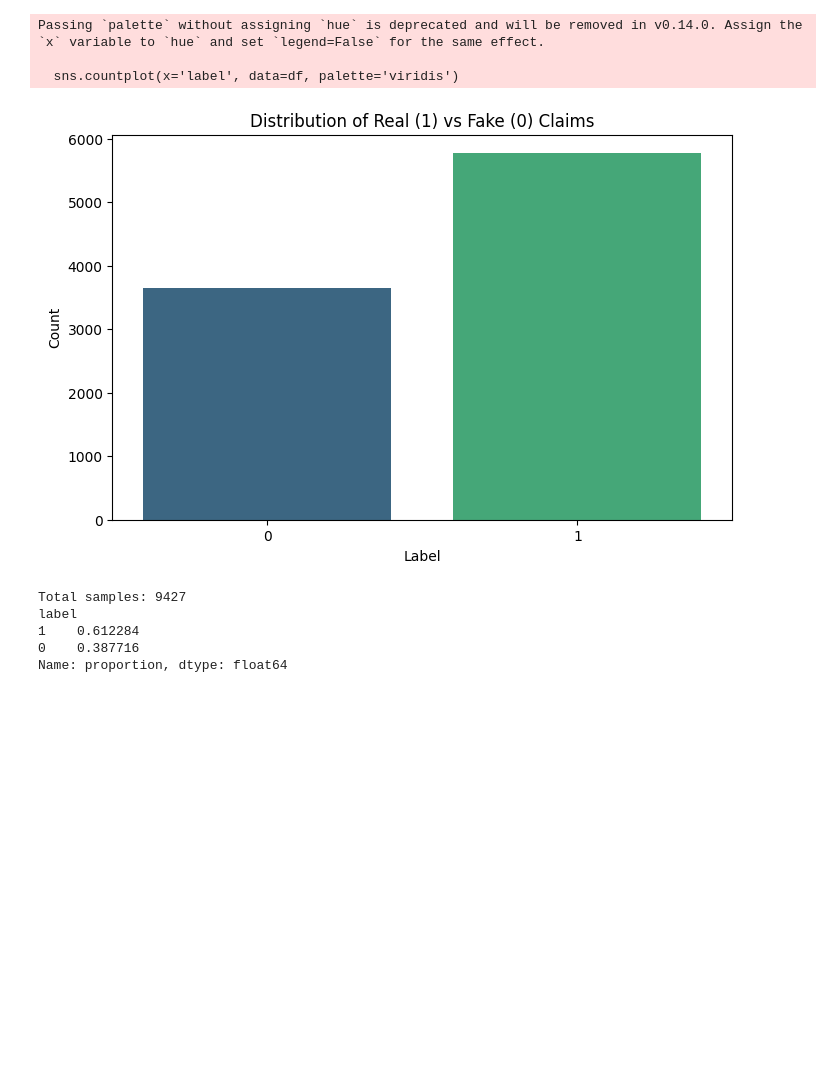
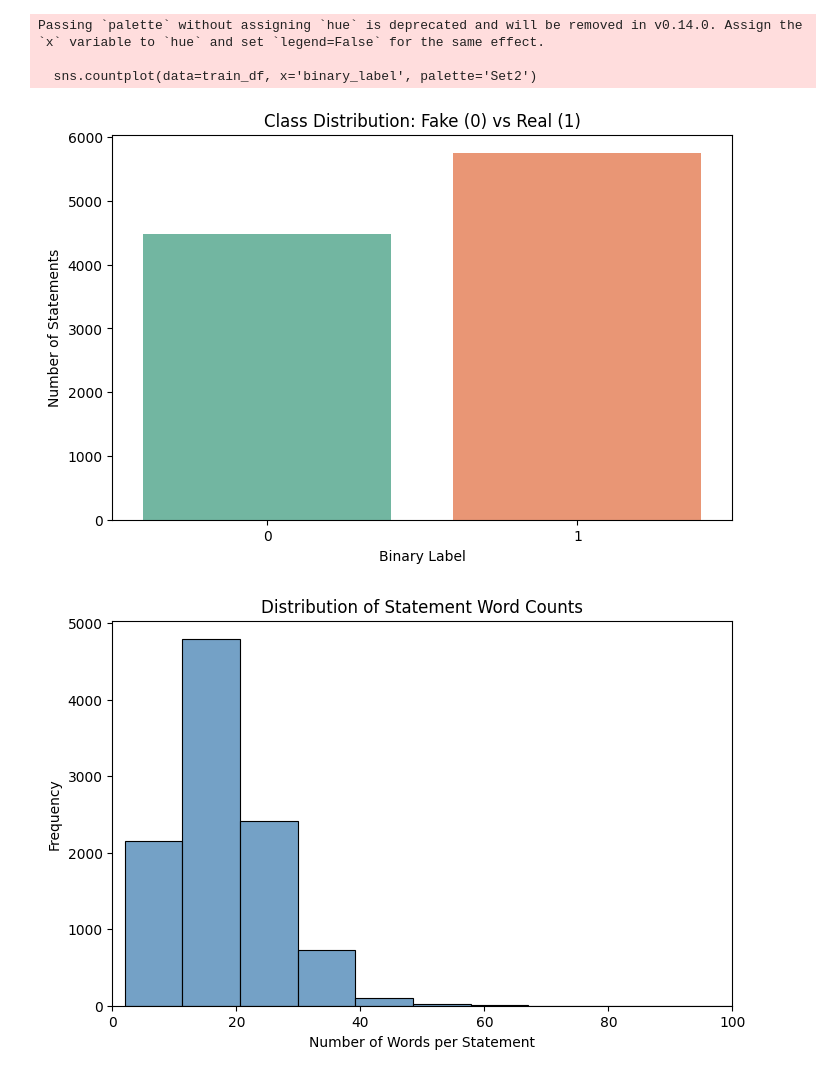
Before and after one commit to rxikou/6INTELSY-Final-Project, a Jupyter notebook: notebooks/01_eda.ipynb, the cells around one changed output. Cells and saved outputs as stored; diff of their text form; code cells hidden in the pictures; blank space fills up the shorter version.

Commit message:
Adding the Class Distribution and Statement Word Counts graphs.

```diff
--- a/notebooks/01_eda.ipynb
+++ b/notebooks/01_eda.ipynb
@@ -1,29 +1,58 @@
 # %%
 import pandas as pd
 import matplotlib.pyplot as plt
 import seaborn as sns
 
-# Load your cleaned training data
-df = pd.read_csv('../data/cleaned_train.csv')
+# 1. Define the exact columns for the raw LIAR dataset
+columns = [
+    "id", "label", "statement", "subject", "speaker", "job_title",
+    "state", "party", "barely_true_counts", "false_counts",
+    "half_true_counts", "mostly_true_counts", "pants_on_fire_counts", "context"
+]
 
-# 1. Check Label Distribution (Bias Check)
+# 2. Load the raw training data (using sep='\t' for TSV files)
+train_df = pd.read_csv('../data/train.tsv', sep='\t', header=None, names=columns)
+
+# 3. Define the binary mapping dictionary
+# 0 = Fake (pants-fire, false, barely-true)
+# 1 = Real (half-true, mostly-true, true)
+label_mapping = {
+    'pants-fire': 0,
+    'false': 0,
+    'barely-true': 0,
+    'half-true': 1,
+    'mostly-true': 1,
+    'true': 1
+}
+
+# 4. Apply the mapping to create a new target column
+train_df['binary_label'] = train_df['label'].map(label_mapping)
+
+# Drop any rows where the actual text statement is missing
+train_df = train_df.dropna(subset=['statement'])
+
+# Calculate the word count for each statement to inform our DistilBERT max_length
+train_df['word_count'] = train_df['statement'].apply(lambda x: len(str(x).split()))
+
+# 5. Generate Checkpoint Screenshot 1: Class Balance
 plt.figure(figsize=(8, 5))
-sns.countplot(x='label', data=df, palette='viridis')
-plt.title('Distribution of Real (1) vs Fake (0) Claims')
-plt.xlabel('Label')
-plt.ylabel('Count')
+sns.countplot(data=train_df, x='binary_label', palette='Set2')
+plt.title('Class Distribution: Fake (0) vs Real (1)')
+plt.xlabel('Binary Label')
+plt.ylabel('Number of Statements')
 plt.show()
 
-# 2. Basic Statistics
-print(f"Total samples: {len(df)}")
-print(df['label'].value_counts(normalize=True)) # Shows the percentage of each class
+# 6. Generate Checkpoint Screenshot 2: Token Lengths
+plt.figure(figsize=(8, 5))
+sns.histplot(data=train_df, x='word_count', bins=50, color='steelblue')
+plt.title('Distribution of Statement Word Counts')
+plt.xlabel('Number of Words per Statement')
+plt.ylabel('Frequency')
+plt.xlim(0, 100)
+plt.show()
 # %% [output]
 Passing `palette` without assigning `hue` is deprecated and will be removed in v0.14.0. Assign the `x` variable to `hue` and set `legend=False` for the same effect.
 
-  sns.countplot(x='label', data=df, palette='viridis')
+  sns.countplot(data=train_df, x='binary_label', palette='Set2')
-[figure, old version]
+[figure, new version]
-Total samples: 9427
-label
-1    0.612284
-0    0.387716
-Name: proportion, dtype: float64
+[figure, added]
```
